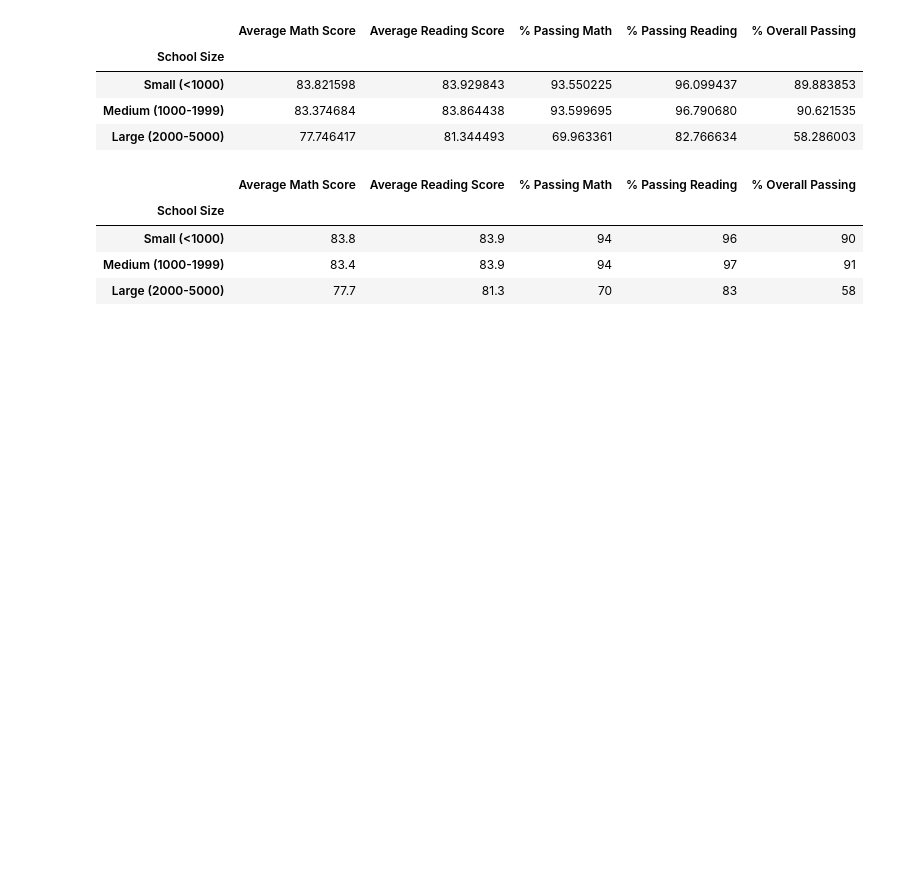
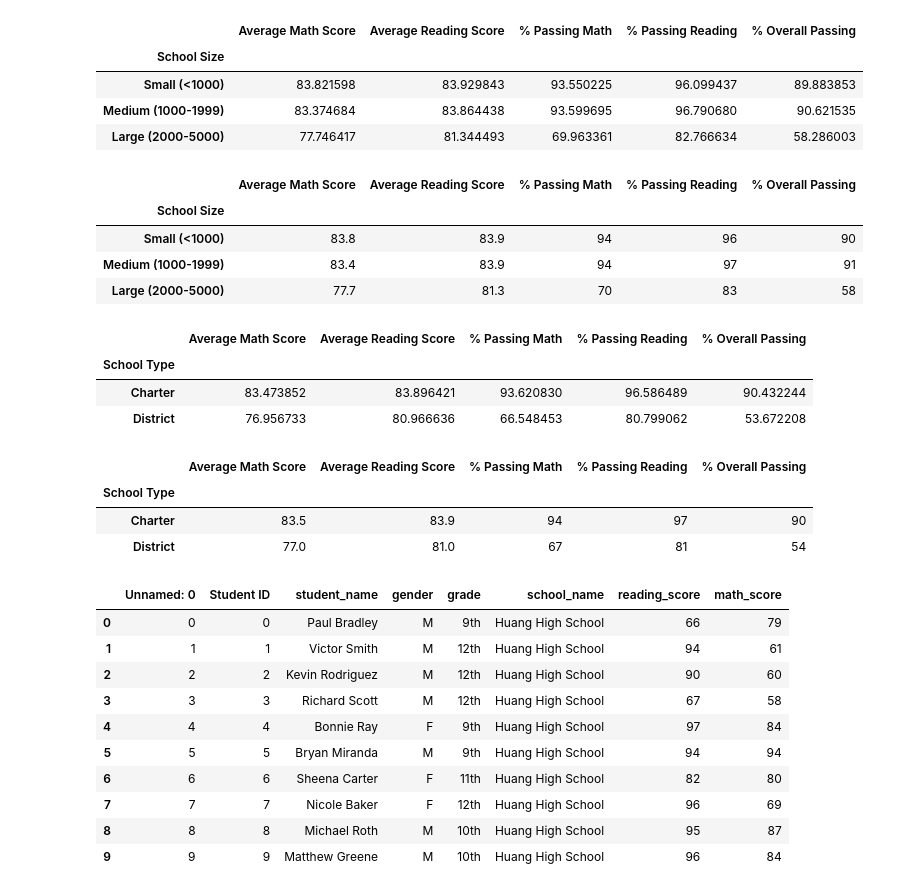
Before and after one commit to RyanJL18/School_Analysis, a Jupyter notebook: PyCitySchools_testing.ipynb, the cells around one changed output. Drawn from its saved outputs; the diff is of its cells as text; code cells hidden in the pictures; blank space fills up the shorter version.

```diff
--- a/PyCitySchools.ipynb
+++ b/PyCitySchools_testing.ipynb
@@ -1213,0 +1225,67 @@ size_summary_df
+# %%
+# Assemble into DataFrame.
+type_summary_df = pd.DataFrame({
+          "Average Math Score" : type_math_scores,
+          "Average Reading Score": type_reading_scores,
+          "% Passing Math": type_passing_math,
+          "% Passing Reading": type_passing_reading,
+          "% Overall Passing": type_overall_passing})
+
+type_summary_df
+# %% [output]
+|  | Average Math Score | Average Reading Score | % Passing Math | % Passing Reading | % Overall Passing |
+| School Type |  |  |  |  |  |
+| Charter | 83.473852 | 83.896421 | 93.620830 | 96.586489 | 90.432244 |
+| District | 76.956733 | 80.966636 | 66.548453 | 80.799062 | 53.672208 |
+# %%
+# Formatting
+type_summary_df["Average Math Score"] = type_summary_df["Average Math Score"].map("{:.1f}".format)
+
+type_summary_df["Average Reading Score"] = type_summary_df["Average Reading Score"].map("{:.1f}".format)
+
+type_summary_df["% Passing Math"] = type_summary_df["% Passing Math"].map("{:.0f}".format)
+
+type_summary_df["% Passing Reading"] = type_summary_df["% Passing Reading"].map("{:.0f}".format)
+
+type_summary_df["% Overall Passing"] = type_summary_df["% Overall Passing"].map("{:.0f}".format)
+
+type_summary_df
+# %% [output]
+|  | Average Math Score | Average Reading Score | % Passing Math | % Passing Reading | % Overall Passing |
+| School Type |  |  |  |  |  |
+| Charter | 83.5 | 83.9 | 94 | 97 | 90 |
+| District | 77.0 | 81.0 | 67 | 81 | 54 |
+# %%
+# Dependencies and Setup
+import pandas as pd
+
+# File to Load (Remember to change the path if needed.)
+school_data_to_load = "Resources/schools_complete.csv"
+student_data_to_load = "Resources/students_complete.csv"
+
+# Read the School Data and Student Data and store into a Pandas DataFrame
+school_data_df = pd.read_csv(school_data_to_load)
+student_data_df = pd.read_csv(student_data_to_load)
+
+# Cleaning Student Names and Replacing Substrings in a Python String
+# Add each prefix and suffix to remove to a list.
+prefixes_suffixes = ["Dr. ", "Mr. ","Ms. ", "Mrs. ", "Miss ", " MD", " DDS", " DVM", " PhD"]
+
+# Iterate through the words in the "prefixes_suffixes" list and replace them with an empty space, "".
+for word in prefixes_suffixes:
+    student_data_df["student_name"] = student_data_df["student_name"].str.replace(word,"")
+
+# Check names.
+student_data_df.head(10)
+# %% [output]
+|  | Unnamed: 0 | Student ID | student_name | gender | grade | school_name | reading_score | math_score |
+| 0 | 0 | 0 | Paul Bradley | M | 9th | Huang High School | 66 | 79 |
+| 1 | 1 | 1 | Victor Smith | M | 12th | Huang High School | 94 | 61 |
+| 2 | 2 | 2 | Kevin Rodriguez | M | 12th | Huang High School | 90 | 60 |
+| 3 | 3 | 3 | Richard Scott | M | 12th | Huang High School | 67 | 58 |
+| 4 | 4 | 4 | Bonnie Ray | F | 9th | Huang High School | 97 | 84 |
+| 5 | 5 | 5 | Bryan Miranda | M | 9th | Huang High School | 94 | 94 |
+| 6 | 6 | 6 | Sheena Carter | F | 11th | Huang High School | 82 | 80 |
+| 7 | 7 | 7 | Nicole Baker | F | 12th | Huang High School | 96 | 69 |
+| 8 | 8 | 8 | Michael Roth | M | 10th | Huang High School | 95 | 87 |
+| 9 | 9 | 9 | Matthew Greene | M | 10th | Huang High School | 96 | 84 |
```
Also changed, not shown: parts of 1 cell of this notebook, 2 other files.
